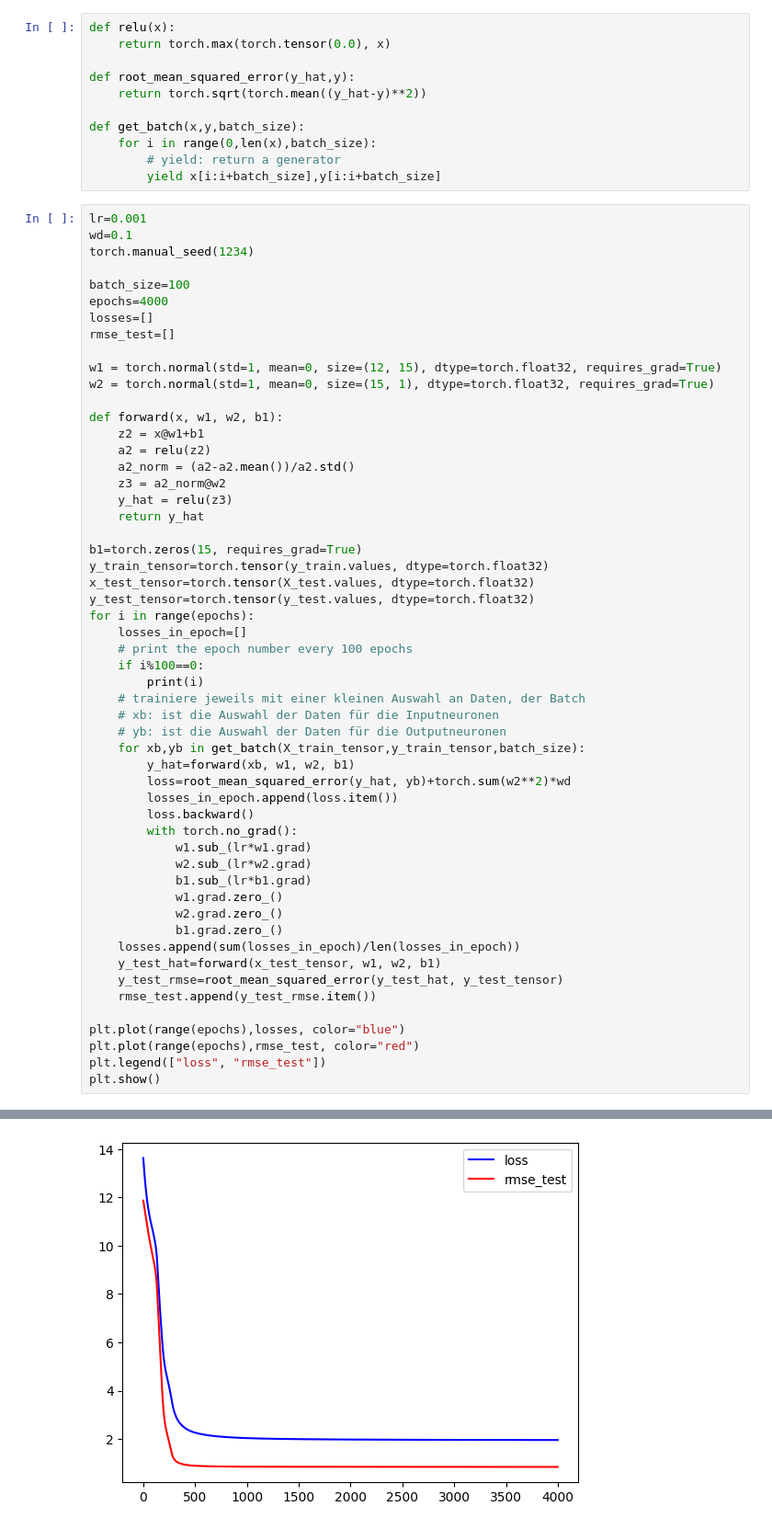
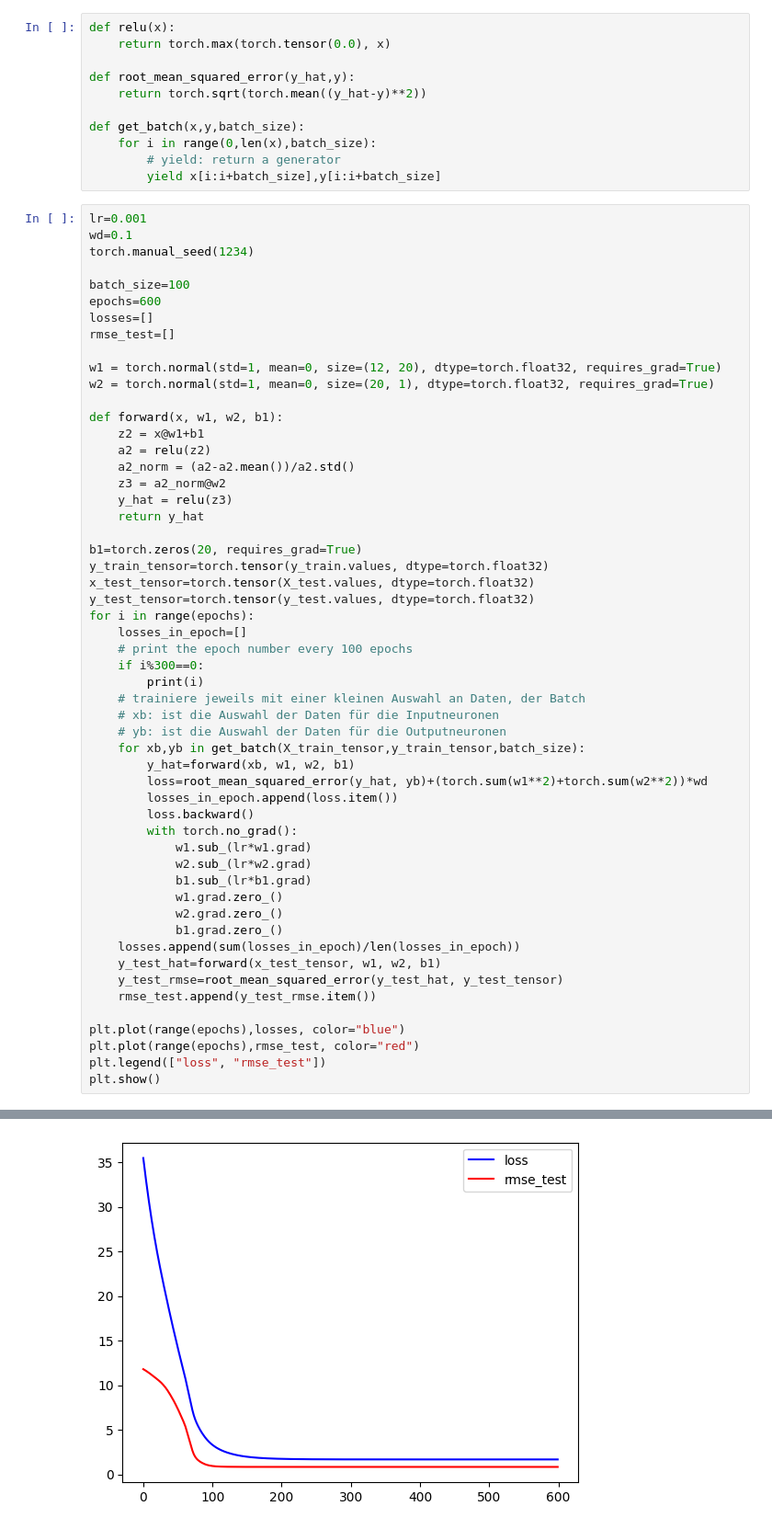
Before and after one commit to Koslowsky1337/Python_NeuralNetworks, a Jupyter notebook: CarPrice_NN/carprice.ipynb, the cells around one changed output, grey strips where cells are left out. Shown: that part at 92% size. Drawn from its saved outputs; the diff is of its cells as text.

```diff
--- a/CarPrice_NN/carprice.ipynb
+++ b/CarPrice_NN/carprice.ipynb
@@ -225,12 +225,12 @@ wd=0.1
 torch.manual_seed(1234)
 
 batch_size=100
-epochs=4000
+epochs=600
 losses=[]
 rmse_test=[]
 
-w1 = torch.normal(std=1, mean=0, size=(12, 15), dtype=torch.float32, requires_grad=True)
-w2 = torch.normal(std=1, mean=0, size=(15, 1), dtype=torch.float32, requires_grad=True)
+w1 = torch.normal(std=1, mean=0, size=(12, 20), dtype=torch.float32, requires_grad=True)
+w2 = torch.normal(std=1, mean=0, size=(20, 1), dtype=torch.float32, requires_grad=True)
 
 def forward(x, w1, w2, b1):
     z2 = x@w1+b1
@@ -240,21 +240,21 @@ def forward(x, w1, w2, b1):
     y_hat = relu(z3)
     return y_hat
 
-b1=torch.zeros(15, requires_grad=True)
+b1=torch.zeros(20, requires_grad=True)
 y_train_tensor=torch.tensor(y_train.values, dtype=torch.float32)
 x_test_tensor=torch.tensor(X_test.values, dtype=torch.float32)
 y_test_tensor=torch.tensor(y_test.values, dtype=torch.float32)
 for i in range(epochs):
     losses_in_epoch=[]
     # print the epoch number every 100 epochs
-    if i%100==0:
+    if i%300==0:
         print(i)
     # trainiere jeweils mit einer kleinen Auswahl an Daten, der Batch
     # xb: ist die Auswahl der Daten für die Inputneuronen
     # yb: ist die Auswahl der Daten für die Outputneuronen
     for xb,yb in get_batch(X_train_tensor,y_train_tensor,batch_size):
         y_hat=forward(xb, w1, w2, b1)
-        loss=root_mean_squared_error(y_hat, yb)+torch.sum(w2**2)*wd
+        loss=root_mean_squared_error(y_hat, yb)+(torch.sum(w1**2)+torch.sum(w2**2))*wd
         losses_in_epoch.append(loss.item())
         loss.backward()
         with torch.no_grad():
@@ -294,4 +279,4 @@ plt.show()
-[figure, old version]
+[figure, new version]
 # %%
 # print the lowest rmse and loss
 print(min(rmse_test))
```
Also changed, not shown: parts of 2 cells of this notebook.
